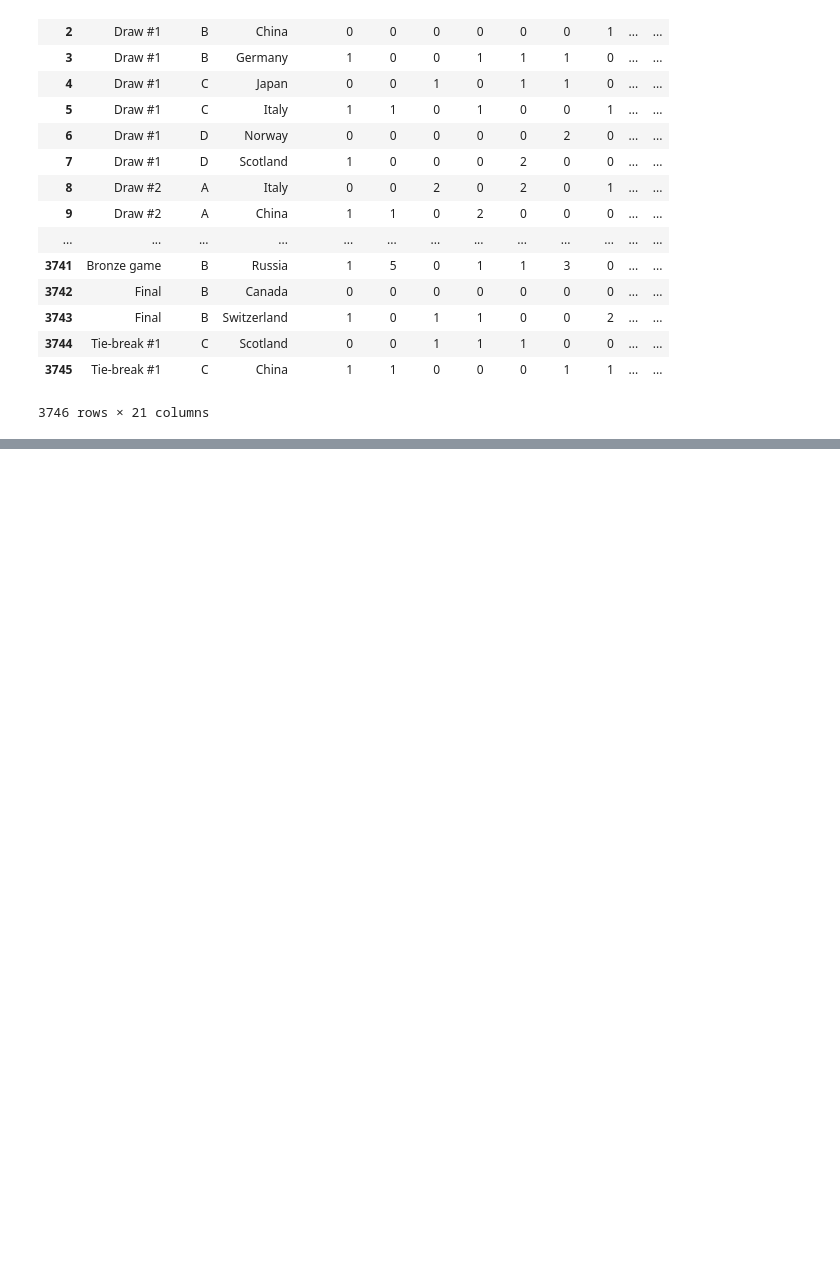
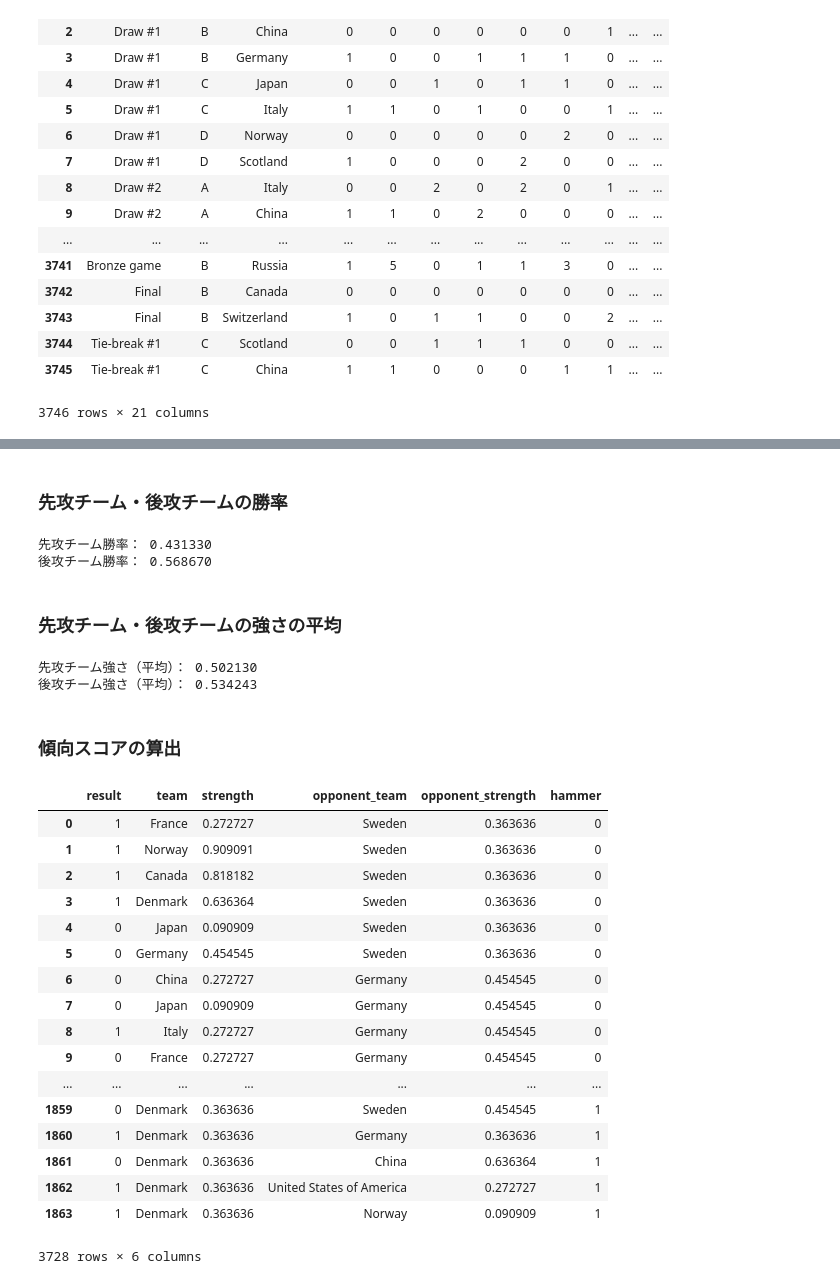
Before and after one commit to curlyst/Curling, a Jupyter notebook: 04_PropensityScore.ipynb, the cells around one changed output, grey strips where cells are left out. Saved outputs shown, nothing was run; the diff lists cells and outputs as text; code cells hidden in the pictures; blank space fills up the shorter version.

```diff
--- a/04_PropensityScore.ipynb
+++ b/04_PropensityScore.ipynb
@@ -112,0 +128,60 @@ data size(filetered): (3728, 21)
+# %% [markdown]
+### 先攻チーム・後攻チームの勝率
+# %%
+# 全試合数
+game_num = game_result_df.shape[0]
+
+# 勝ち試合数：先攻チーム
+not_hammer_win_game_num = game_result_df[game_result_df["not_hammer_result"]==1].shape[0]
+# 勝ち試合数：後攻チーム
+hammer_win_game_num = game_result_df[game_result_df["hammer_result"]==1].shape[0]
+
+print(u"先攻チーム勝率： %f" % (not_hammer_win_game_num / game_num))
+print(u"後攻チーム勝率： %f" % (hammer_win_game_num / game_num))
+# %% [output]
+先攻チーム勝率： 0.431330
+後攻チーム勝率： 0.568670
+# %% [markdown]
+### 先攻チーム・後攻チームの強さの平均
+# %%
+print("先攻チーム強さ（平均）： %f" % game_result_df["not_hammer_strength"].mean())
+print("後攻チーム強さ（平均）： %f" % game_result_df["hammer_strength"].mean())
+# %% [output]
+先攻チーム強さ（平均）： 0.502130
+後攻チーム強さ（平均）： 0.534243
+# %% [markdown]
+### 傾向スコアの算出
+# %%
+# 傾向スコア算出用に変換
+column_list = ["result", "team", "strength", "opponent_team", "opponent_strength", "hammer"]
+# 先攻チーム観点での整理
+not_hammer_df = game_result_df[["not_hammer_result", "not_hammer_team", "not_hammer_strength", "hammer_team", "hammer_strength"]].copy()
+not_hammer_df["hammer"] = [0] * not_hammer_df.shape[0]
+not_hammer_df.columns = column_list
+# 後攻チーム観点での整理
+hammer_df = game_result_df[["hammer_result", "hammer_team", "hammer_strength", "not_hammer_team", "not_hammer_strength"]].copy()
+hammer_df["hammer"] = [1] * not_hammer_df.shape[0]
+hammer_df.columns = column_list
+
+calc_target_df = pd.concat([not_hammer_df, hammer_df])
+calc_target_df["result"] = calc_target_df["result"].apply(lambda x: 0 if x == -1 else 1)
+calc_target_df
+# %% [output]
+|  | result | team | strength | opponent_team | opponent_strength | hammer |
+| 0 | 1 | France | 0.272727 | Sweden | 0.363636 | 0 |
+| 1 | 1 | Norway | 0.909091 | Sweden | 0.363636 | 0 |
+| 2 | 1 | Canada | 0.818182 | Sweden | 0.363636 | 0 |
+| 3 | 1 | Denmark | 0.636364 | Sweden | 0.363636 | 0 |
+| 4 | 0 | Japan | 0.090909 | Sweden | 0.363636 | 0 |
+| 5 | 0 | Germany | 0.454545 | Sweden | 0.363636 | 0 |
+| 6 | 0 | China | 0.272727 | Germany | 0.454545 | 0 |
+| 7 | 0 | Japan | 0.090909 | Germany | 0.454545 | 0 |
+| 8 | 1 | Italy | 0.272727 | Germany | 0.454545 | 0 |
+| 9 | 0 | France | 0.272727 | Germany | 0.454545 | 0 |
+| ... | ... | ... | ... | ... | ... | ... |
+| 1859 | 0 | Denmark | 0.363636 | Sweden | 0.454545 | 1 |
+| 1860 | 1 | Denmark | 0.363636 | Germany | 0.363636 | 1 |
+| 1861 | 0 | Denmark | 0.363636 | China | 0.636364 | 1 |
+| 1862 | 1 | Denmark | 0.363636 | United States of America | 0.272727 | 1 |
+| 1863 | 1 | Denmark | 0.363636 | Norway | 0.090909 | 1 |
+3728 rows × 6 columns
```
Also changed, not shown: parts of 18 cells of this notebook.
